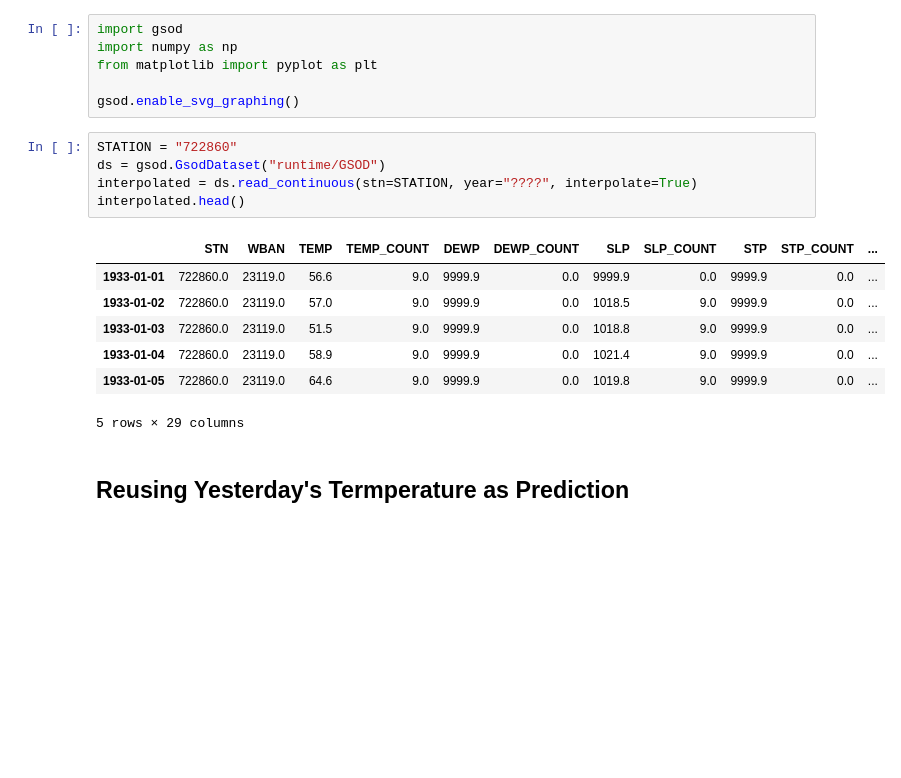
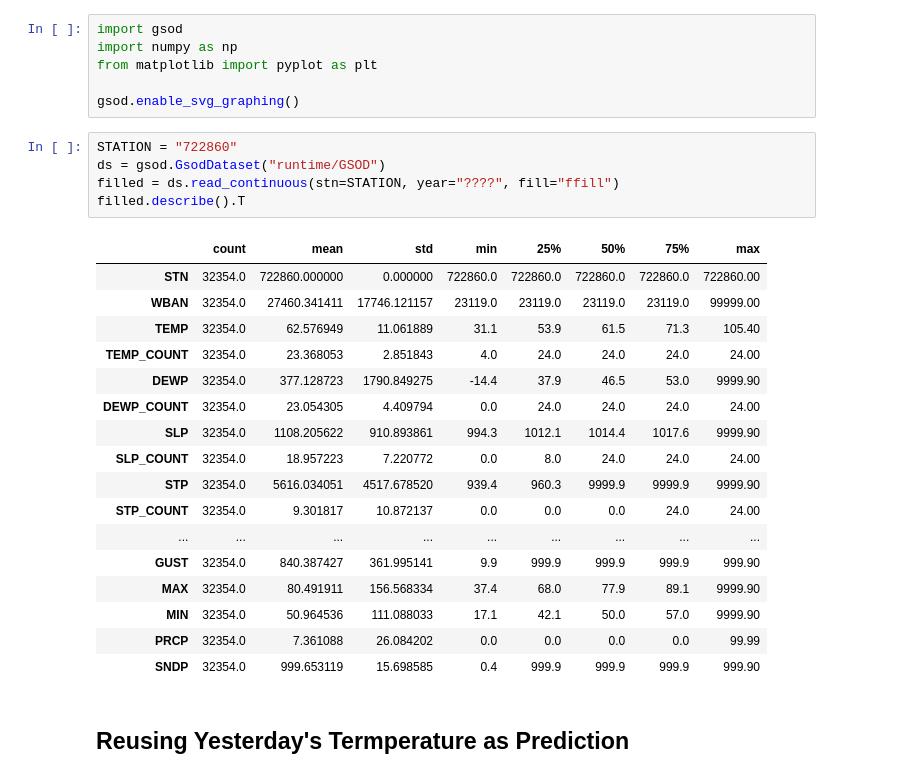
Before and after one commit to 2021-cis-itml-cc/climate, a Jupyter notebook: 14-Baseline_and_LR.ipynb, the cells around one changed output. Saved outputs shown, nothing was run; the diff lists cells and outputs as text; blank space fills up the shorter version.

Commit message:
Update to use ffill
interpolate(linear) leaks information of the future as suggested by
Prof. Ziv Bar-Joseph

Signed-off-by: Zhang Maiyun <myzhang1029@hotmail.com>

```diff
--- a/14-Baseline_and_LR.ipynb
+++ b/14-Baseline_and_LR.ipynb
@@ -9,16 +9,26 @@ gsod.enable_svg_graphing()
 # %%
 STATION = "722860"
 ds = gsod.GsodDataset("runtime/GSOD")
-interpolated = ds.read_continuous(stn=STATION, year="????", interpolate=True)
-interpolated.head()
+filled = ds.read_continuous(stn=STATION, year="????", fill="ffill")
+filled.describe().T
 # %% [output]
-|  | STN | WBAN | TEMP | TEMP_COUNT | DEWP | DEWP_COUNT | SLP | SLP_COUNT | STP | STP_COUNT | ... |
-| 1933-01-01 | 722860.0 | 23119.0 | 56.6 | 9.0 | 9999.9 | 0.0 | 9999.9 | 0.0 | 9999.9 | 0.0 | ... |
-| 1933-01-02 | 722860.0 | 23119.0 | 57.0 | 9.0 | 9999.9 | 0.0 | 1018.5 | 9.0 | 9999.9 | 0.0 | ... |
-| 1933-01-03 | 722860.0 | 23119.0 | 51.5 | 9.0 | 9999.9 | 0.0 | 1018.8 | 9.0 | 9999.9 | 0.0 | ... |
-| 1933-01-04 | 722860.0 | 23119.0 | 58.9 | 9.0 | 9999.9 | 0.0 | 1021.4 | 9.0 | 9999.9 | 0.0 | ... |
-| 1933-01-05 | 722860.0 | 23119.0 | 64.6 | 9.0 | 9999.9 | 0.0 | 1019.8 | 9.0 | 9999.9 | 0.0 | ... |
+|  | count | mean | std | min | 25% | 50% | 75% | max |
+| STN | 32354.0 | 722860.000000 | 0.000000 | 722860.0 | 722860.0 | 722860.0 | 722860.0 | 722860.00 |
+| WBAN | 32354.0 | 27460.341411 | 17746.121157 | 23119.0 | 23119.0 | 23119.0 | 23119.0 | 99999.00 |
+| TEMP | 32354.0 | 62.576949 | 11.061889 | 31.1 | 53.9 | 61.5 | 71.3 | 105.40 |
+| TEMP_COUNT | 32354.0 | 23.368053 | 2.851843 | 4.0 | 24.0 | 24.0 | 24.0 | 24.00 |
+| DEWP | 32354.0 | 377.128723 | 1790.849275 | -14.4 | 37.9 | 46.5 | 53.0 | 9999.90 |
+| DEWP_COUNT | 32354.0 | 23.054305 | 4.409794 | 0.0 | 24.0 | 24.0 | 24.0 | 24.00 |
+| SLP | 32354.0 | 1108.205622 | 910.893861 | 994.3 | 1012.1 | 1014.4 | 1017.6 | 9999.90 |
+| SLP_COUNT | 32354.0 | 18.957223 | 7.220772 | 0.0 | 8.0 | 24.0 | 24.0 | 24.00 |
+| STP | 32354.0 | 5616.034051 | 4517.678520 | 939.4 | 960.3 | 9999.9 | 9999.9 | 9999.90 |
+| STP_COUNT | 32354.0 | 9.301817 | 10.872137 | 0.0 | 0.0 | 0.0 | 24.0 | 24.00 |
+| ... | ... | ... | ... | ... | ... | ... | ... | ... |
+| GUST | 32354.0 | 840.387427 | 361.995141 | 9.9 | 999.9 | 999.9 | 999.9 | 999.90 |
+| MAX | 32354.0 | 80.491911 | 156.568334 | 37.4 | 68.0 | 77.9 | 89.1 | 9999.90 |
+| MIN | 32354.0 | 50.964536 | 111.088033 | 17.1 | 42.1 | 50.0 | 57.0 | 9999.90 |
+| PRCP | 32354.0 | 7.361088 | 26.084202 | 0.0 | 0.0 | 0.0 | 0.0 | 99.99 |
+| SNDP | 32354.0 | 999.653119 | 15.698585 | 0.4 | 999.9 | 999.9 | 999.9 | 999.90 |
-5 rows × 29 columns
 # %% [markdown]
 ## Reusing Yesterday's Termperature as Prediction
 # %%
```
Also changed, not shown: parts of 4 cells of this notebook, 5 other files.
